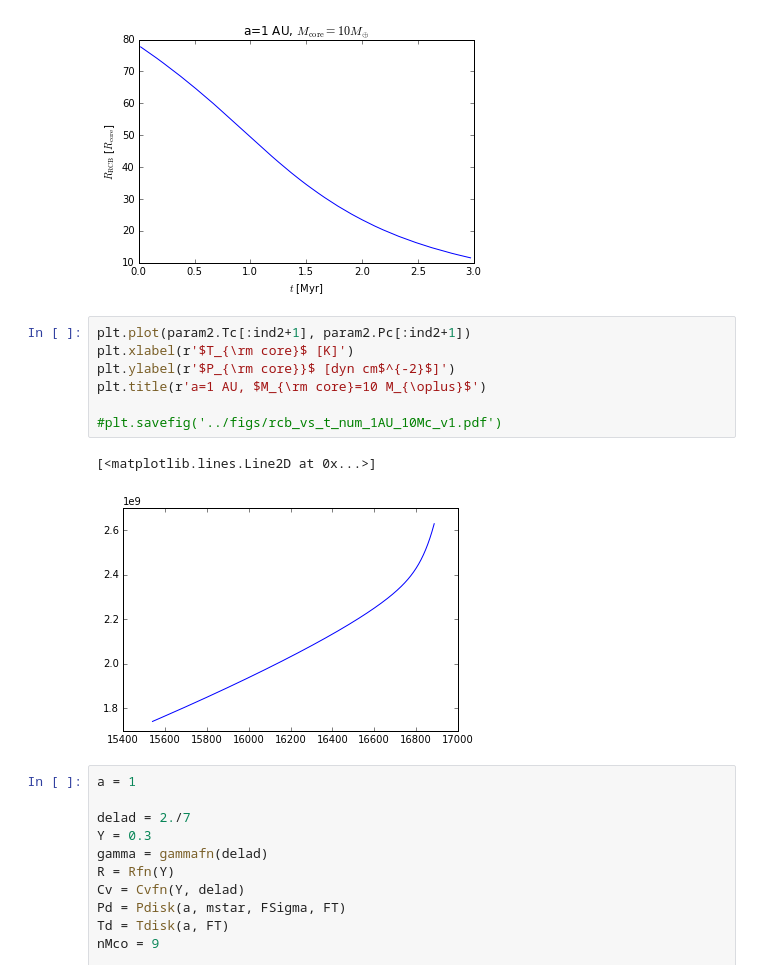
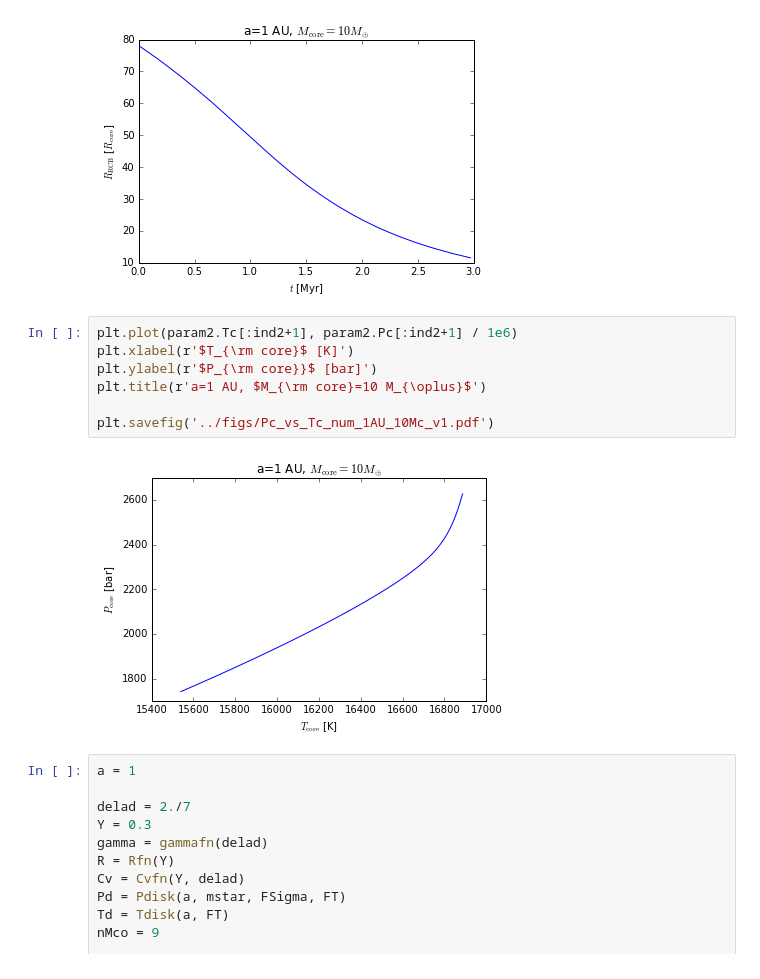
Before and after one commit to apiso/Luminosity, a Jupyter notebook: python/numerical_SG-Copy1.ipynb, the cells around one changed output. Saved outputs shown, nothing was run; the diff lists cells and outputs as text.

```diff
--- a/python/numerical_SG-Copy1.ipynb
+++ b/python/numerical_SG-Copy1.ipynb
@@ -922,15 +922,14 @@ plt.title(r'a=1 AU, $M_{\rm core}=10 M_{\oplus}$')
 <matplotlib.text.Text at 0x...>
 [figure]
 # %%
-plt.plot(param2.Tc[:ind2+1], param2.Pc[:ind2+1])
+plt.plot(param2.Tc[:ind2+1], param2.Pc[:ind2+1] / 1e6)
 plt.xlabel(r'$T_{\rm core}$ [K]')
-plt.ylabel(r'$P_{\rm core}}$ [dyn cm$^{-2}$]')
+plt.ylabel(r'$P_{\rm core}}$ [bar]')
 plt.title(r'a=1 AU, $M_{\rm core}=10 M_{\oplus}$')
 
-#plt.savefig('../figs/rcb_vs_t_num_1AU_10Mc_v1.pdf')
+plt.savefig('../figs/Pc_vs_Tc_num_1AU_10Mc_v1.pdf')
 # %% [output]
-[<matplotlib.lines.Line2D at 0x...>]
-[figure, old version]
+[figure, new version]
 # %%
 a = 1
 
```
